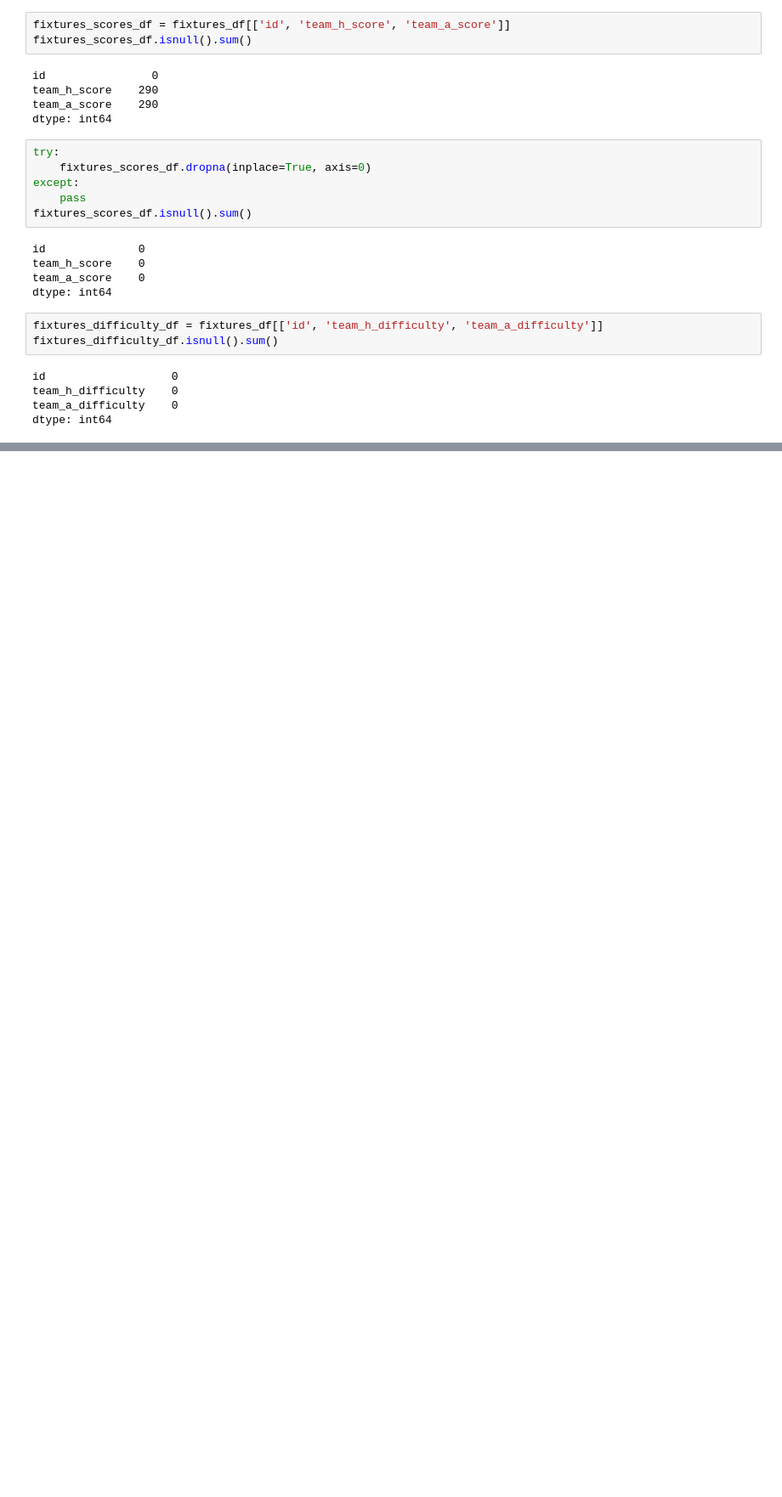
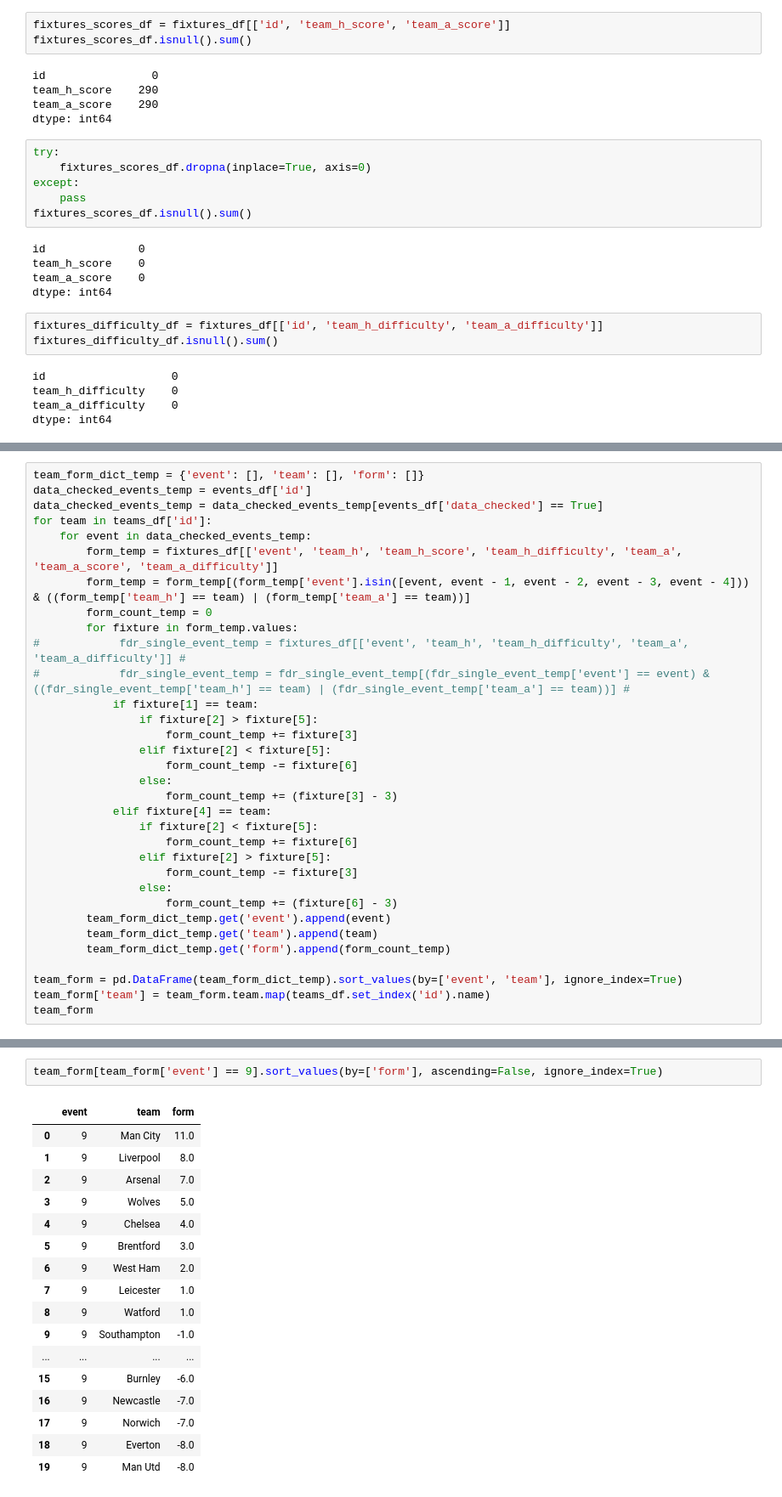
Before and after one commit to reece-lance/A-Data-Analytics-Approach-to-Fantasy-Football-Management, a Jupyter notebook: python/analysis.ipynb, the cells around one changed output, grey strips where cells are left out. Shown at 85% size. Saved outputs shown, nothing was run; the diff lists cells and outputs as text; blank space fills up the shorter version.

Commit message:
calculated team form based on difficulty of previous 5 fixtures

```diff
--- a/python/analysis.ipynb
+++ b/python/analysis.ipynb
@@ -703,0 +758,33 @@ team_fdr = pd.DataFrame(fdr_dict_temp).sort_values(by=['event', 'team_id'], igno
+# %%
+team_form_dict_temp = {'event': [], 'team': [], 'form': []}
+data_checked_events_temp = events_df['id']
+data_checked_events_temp = data_checked_events_temp[events_df['data_checked'] == True]
+for team in teams_df['id']:
+    for event in data_checked_events_temp:
+        form_temp = fixtures_df[['event', 'team_h', 'team_h_score', 'team_h_difficulty', 'team_a', 'team_a_score', 'team_a_difficulty']]
+        form_temp = form_temp[(form_temp['event'].isin([event, event - 1, event - 2, event - 3, event - 4])) & ((form_temp['team_h'] == team) | (form_temp['team_a'] == team))]
+        form_count_temp = 0
+        for fixture in form_temp.values:
+#            fdr_single_event_temp = fixtures_df[['event', 'team_h', 'team_h_difficulty', 'team_a', 'team_a_difficulty']] #
+#            fdr_single_event_temp = fdr_single_event_temp[(fdr_single_event_temp['event'] == event) & ((fdr_single_event_temp['team_h'] == team) | (fdr_single_event_temp['team_a'] == team))] #
+            if fixture[1] == team:
+                if fixture[2] > fixture[5]:
+                    form_count_temp += fixture[3]
+                elif fixture[2] < fixture[5]:
+                    form_count_temp -= fixture[6]
+                else:
+                    form_count_temp += (fixture[3] - 3)
+            elif fixture[4] == team:
+                if fixture[2] < fixture[5]:
+                    form_count_temp += fixture[6]
+                elif fixture[2] > fixture[5]:
+                    form_count_temp -= fixture[3]
+                else:
+                    form_count_temp += (fixture[6] - 3)
+        team_form_dict_temp.get('event').append(event)
+        team_form_dict_temp.get('team').append(team)
+        team_form_dict_temp.get('form').append(form_count_temp)
+
+team_form = pd.DataFrame(team_form_dict_temp).sort_values(by=['event', 'team'], ignore_index=True)
+team_form['team'] = team_form.team.map(teams_df.set_index('id').name)
+team_form
@@ -703,0 +805,20 @@ team_fdr = pd.DataFrame(fdr_dict_temp).sort_values(by=['event', 'team_id'], igno
+# %%
+team_form[team_form['event'] == 9].sort_values(by=['form'], ascending=False, ignore_index=True)
+# %% [output]
+|  | event | team | form |
+| 0 | 9 | Man City | 11.0 |
+| 1 | 9 | Liverpool | 8.0 |
+| 2 | 9 | Arsenal | 7.0 |
+| 3 | 9 | Wolves | 5.0 |
+| 4 | 9 | Chelsea | 4.0 |
+| 5 | 9 | Brentford | 3.0 |
+| 6 | 9 | West Ham | 2.0 |
+| 7 | 9 | Leicester | 1.0 |
+| 8 | 9 | Watford | 1.0 |
+| 9 | 9 | Southampton | -1.0 |
+| ... | ... | ... | ... |
+| 15 | 9 | Burnley | -6.0 |
+| 16 | 9 | Newcastle | -7.0 |
+| 17 | 9 | Norwich | -7.0 |
+| 18 | 9 | Everton | -8.0 |
+| 19 | 9 | Man Utd | -8.0 |
```
Also changed, not shown: parts of 13 cells of this notebook, 3 other files.
